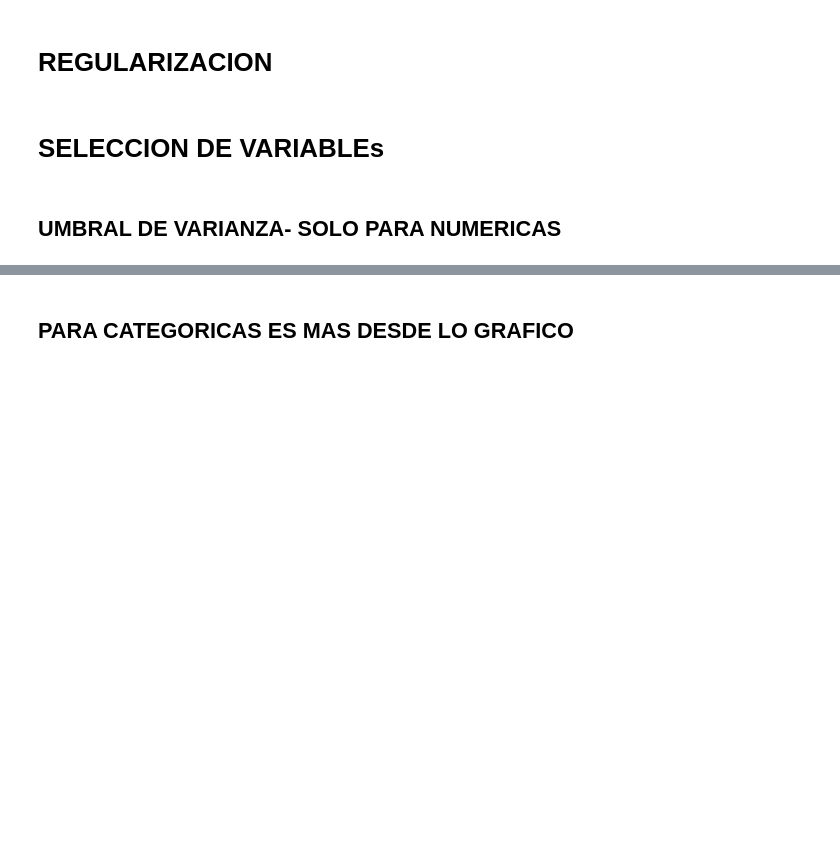
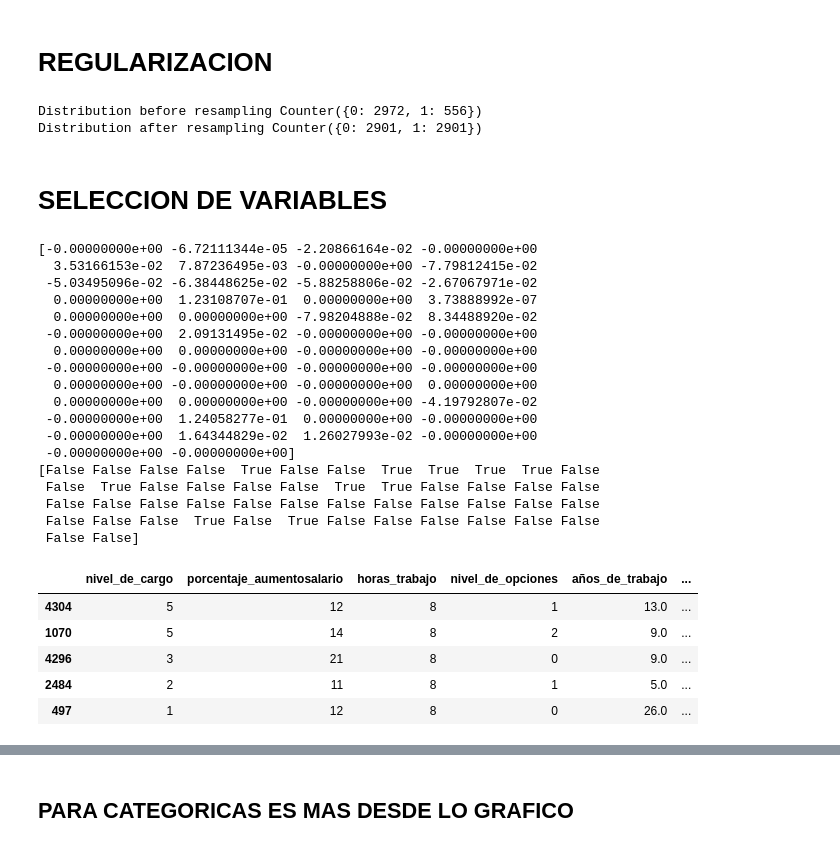
Before and after one commit to CamiloLoaiza12/Analitica2_trabajo1, a Jupyter notebook: Selección_de_variables_y_regularización.ipynb, the cells around one changed output, grey strips where cells are left out. Cells and saved outputs as stored; diff of their text form; code cells hidden in the pictures; blank space fills up the shorter version.

Commit message:
seleccion de variables

```diff
--- a/Selección_de_variables_y_regularización.ipynb
+++ b/Selección_de_variables_y_regularización.ipynb
@@ -153,12 +160,3 @@ pipeline=ColumnTransformer([("num", StandardScaler(),columnasfloat)],remainder='
 
 X_train_std = pipeline.fit_transform(X_train)
 X_test_std = pipeline.transform(X_test)
-# %%
-from sklearn.metrics import accuracy_score
-# Entrenamiento del modelo
-modelo = LogisticRegression()
-# Ajustar el modelo a los datos
-modelo.fit(X_train_std, y_train)
-# Desempeño en el entrenamiento
-y_train_pred = modelo.predict(X_train_std)
-print('Exactitud en el entrenamiento: %.3f'  %accuracy_score(y_train, y_train_pred) )
@@ -223,17 +164,3 @@ R2-adjusted: -0.08
 # modelo2
 # %% [markdown]
 # Penalizar clases mayoritarias y balanceo de clases
-# %%
-from sklearn.metrics import accuracy_score
-X_train_std1=X_train_std.copy()
-X_test_std1=X_test_std.copy()
-# Entrenamiento del modelo
-modelo1 = LogisticRegression(class_weight="balanced",random_state=142)
-
-# Ajustar el modelo a los datos
-modelo1.fit(X_train_std1, y_train)
-
-# Desempeño en el entrenamiento
-y_train_pred1 = modelo1.predict(X_train_std1)
-
-print('Exactitud en el entrenamiento: %.3f'  %accuracy_score(y_train, y_train_pred1) )
@@ -298,6 +167,13 @@ R2-adjusted: -1.35
 # %% [markdown]
 # REGULARIZACION
+# %%
+os_us = SMOTETomek()
+x_train_res, y_train_res = os_us.fit_resample(X_train_std, y_train)
+
+print ("Distribution before resampling {}".format(Counter(y_train)))
+print ("Distribution after resampling {}".format(Counter(y_train_res)))
+# %% [output]
+Distribution before resampling Counter({0: 2972, 1: 556})
+Distribution after resampling Counter({0: 2901, 1: 2901})
 # %% [markdown]
-# SELECCION DE VARIABLEs
+# SELECCION DE VARIABLES
-# %% [markdown]
-## UMBRAL DE VARIANZA- SOLO PARA NUMERICAS
@@ -303,0 +188,36 @@ R2-adjusted: -1.35
+# %%
+
+sel_ = SelectFromModel(Lasso(alpha = 0.01, max_iter=10000), max_features=10) #entre mas aumente el parametro de serializacon, ams variables van atender a 0
+sel_.fit(x_train_res, y_train_res)
+print(sel_.estimator_.coef_)
+
+#Obtener variables seleccionadas
+X_new = sel_.get_support()#descarta los coeficientes mas cercanos a 0
+print(X_new)
+df_new = X_train.iloc[:,X_new]
+df_new.head()
+# %% [output]
+[-0.00000000e+00 -6.72111344e-05 -2.20866164e-02 -0.00000000e+00
+  3.53166153e-02  7.87236495e-03 -0.00000000e+00 -7.79812415e-02
+ -5.03495096e-02 -6.38448625e-02 -5.88258806e-02 -2.67067971e-02
+  0.00000000e+00  1.23108707e-01  0.00000000e+00  3.73888992e-07
+  0.00000000e+00  0.00000000e+00 -7.98204888e-02  8.34488920e-02
+ -0.00000000e+00  2.09131495e-02 -0.00000000e+00 -0.00000000e+00
+  0.00000000e+00  0.00000000e+00 -0.00000000e+00 -0.00000000e+00
+ -0.00000000e+00 -0.00000000e+00 -0.00000000e+00 -0.00000000e+00
+  0.00000000e+00 -0.00000000e+00 -0.00000000e+00  0.00000000e+00
+  0.00000000e+00  0.00000000e+00 -0.00000000e+00 -4.19792807e-02
+ -0.00000000e+00  1.24058277e-01  0.00000000e+00 -0.00000000e+00
+ -0.00000000e+00  1.64344829e-02  1.26027993e-02 -0.00000000e+00
+ -0.00000000e+00 -0.00000000e+00]
+[False False False False  True False False  True  True  True  True False
+ False  True False False False False  True  True False False False False
+ False False False False False False False False False False False False
+ False False False  True False  True False False False False False False
+ False False]
+|  | nivel_de_cargo | porcentaje_aumentosalario | horas_trabajo | nivel_de_opciones | años_de_trabajo | ... |
+| 4304 | 5 | 12 | 8 | 1 | 13.0 | ... |
+| 1070 | 5 | 14 | 8 | 2 | 9.0 | ... |
+| 4296 | 3 | 21 | 8 | 0 | 9.0 | ... |
+| 2484 | 2 | 11 | 8 | 1 | 5.0 | ... |
+| 497 | 1 | 12 | 8 | 0 | 26.0 | ... |
```
Also changed, not shown: parts of 19 cells of this notebook, 1 other file.
